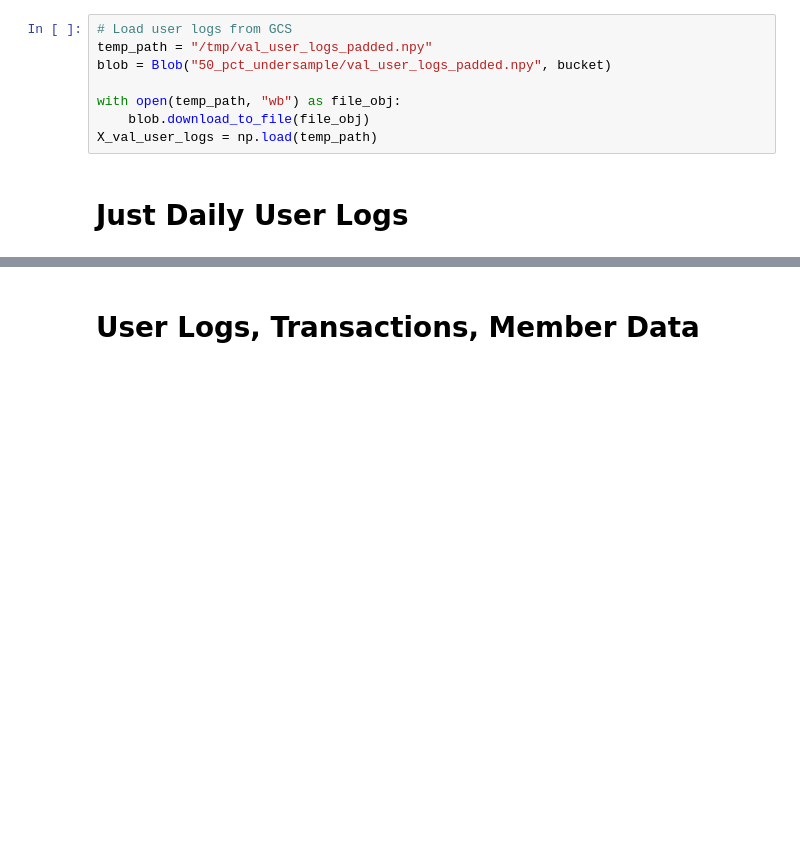
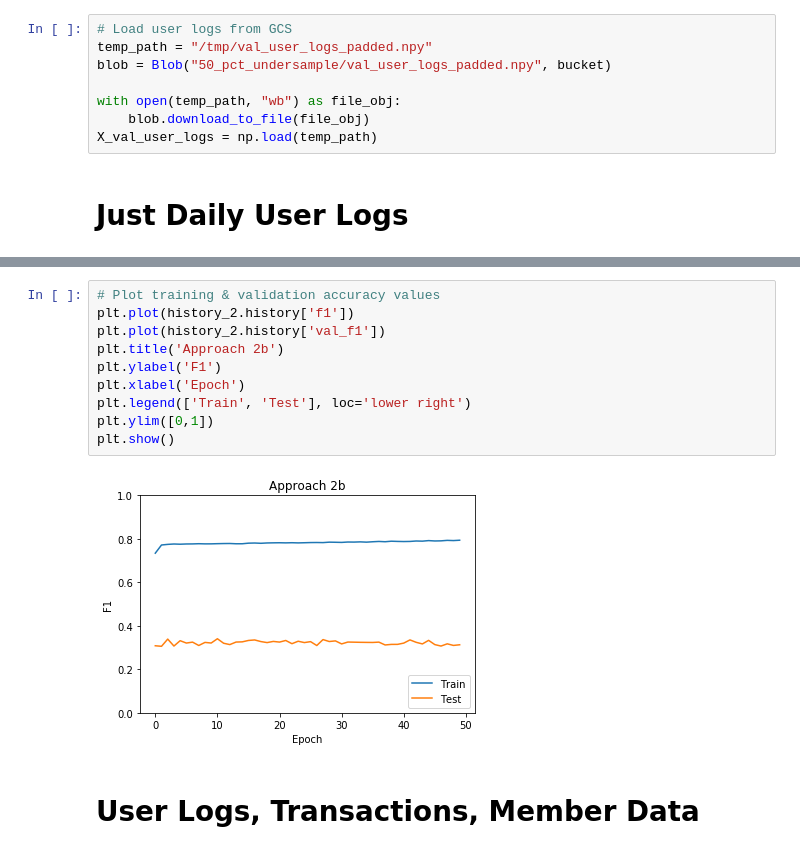
Before and after one commit to adamribaudo/ds5500-capstone, a Jupyter notebook: Model Building/LSTM.ipynb, the cells around one changed output, grey strips where cells are left out. Cells and saved outputs as stored; diff of their text form; blank space fills up the shorter version.

```diff
--- a/Model Building/LSTM.ipynb
+++ b/Model Building/LSTM.ipynb
@@ -263,3 +295,15 @@ Epoch 15/20
+# %%
+# Plot training & validation accuracy values
+plt.plot(history_2.history['f1'])
+plt.plot(history_2.history['val_f1'])
+plt.title('Approach 2b')
+plt.ylabel('F1')
+plt.xlabel('Epoch')
+plt.legend(['Train', 'Test'], loc='lower right')
+plt.ylim([0,1])
+plt.show()
+# %% [output]
+[figure, added]
 # %% [markdown]
 # User Logs, Transactions, Member Data
 # %%
```
Also changed, not shown: parts of 6 cells of this notebook, 1 other file.
